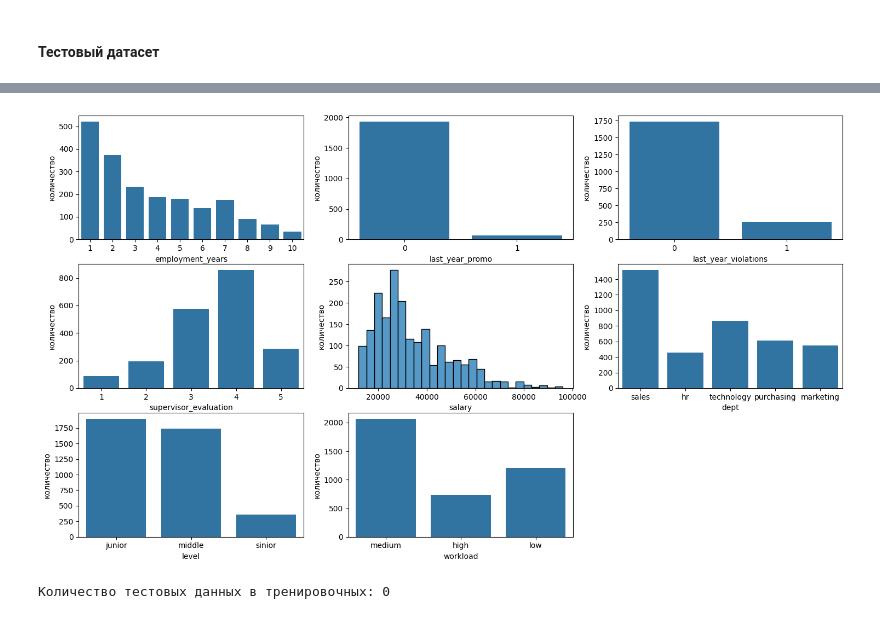
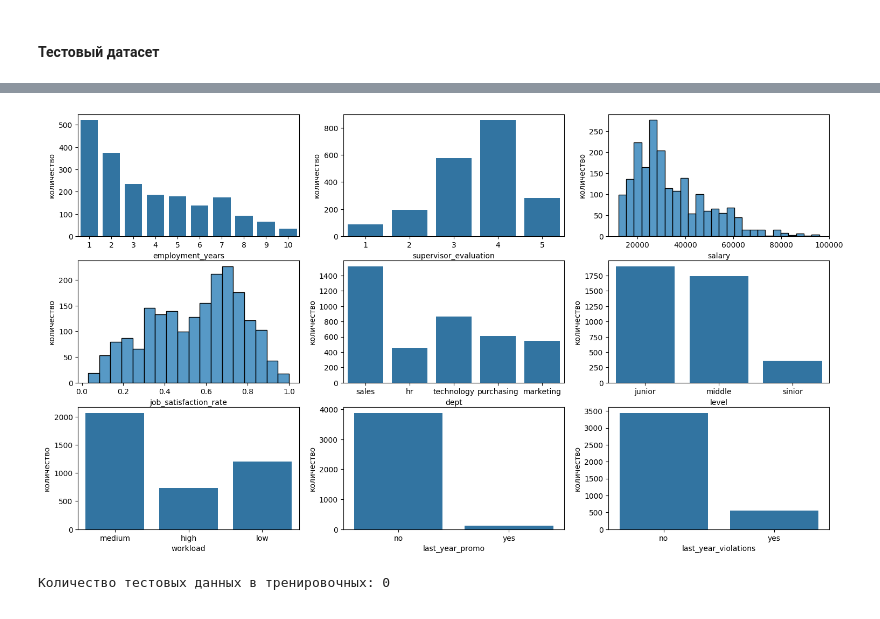
Before and after one commit to serguntsov/ML_HR_ANALYST, a Jupyter notebook: satisfaction_rate_job.ipynb, the cells around one changed output, grey strips where cells are left out. Drawn from its saved outputs; the diff is of its cells as text; code cells hidden in the pictures.

```diff
--- a/satisfaction_rate_job.ipynb
+++ b/satisfaction_rate_job.ipynb
@@ -197,8 +219,7 @@ binary_feature = Pipeline([
 preliminary_preprocessor = ColumnTransformer(
     [
         ('fill_na_num', fill_na_num, numeric_features),
-        ('fill_na_cat', fill_na_cat, categorical_features),
-        ('binary_feature', binary_feature, lst_binary_feature)
+        ('fill_na_cat', fill_na_cat, categorical_features)
     ],
     remainder='passthrough'
 )
@@ -229,8 +250,7 @@ lst_name_feature = [s.replace('remainder__', '').replace('fill_na_', '').replace
                  for s in preliminary_preprocessor.get_feature_names_out()]
 
 # Порядок столбцов прошлой таблицы
-lst_columns_train = ['binary_feature__'+clm if clm in ['last_year_promo', 'last_year_violations'] else clm \
-                 for clm in train_job_satisfaction.columns.tolist()]
+lst_columns_train = [clm for clm in train_job_satisfaction.columns.tolist()]
 # %%
 preprocessor_train_job_satisfaction = pd.DataFrame(data=preliminary_preprocessor.transform(train_job_satisfaction), \
                                                    columns=lst_name_feature)[lst_columns_train]
@@ -260,6 +279,5 @@ memory usage: 312.6+ KB
 # %%
 train_job_satisfaction = (preprocessor_train_job_satisfaction
-                            .rename(columns=lambda x: x.replace('binary_feature__', ''))
                             .convert_dtypes(convert_string=False))
 
 display(train_job_satisfaction.query('id in @lst_tjs_na'))
@@ -434,0 +440,3 @@ test_features.describe()
+# %%
+test_job_satisfaction = pd.merge(test_features, test_target, on='id', how='inner')
+print('Количество пропусков после слияния:', test_job_satisfaction['job_satisfaction_rate'].isna().sum())
@@ -435,7 +459,7 @@ test_features.describe()
 # %%
-plt_hist(test_features)
+plt_hist(test_job_satisfaction)
 # %% [output]
-[figure, old version]
+[figure, new version]
 # %%
 print('Количество тестовых данных в тренировочных:', \
       len(train_job_satisfaction.query(f'id in {test_features["id"].tolist()}')))
```
Also changed, not shown: parts of 28 cells of this notebook.
